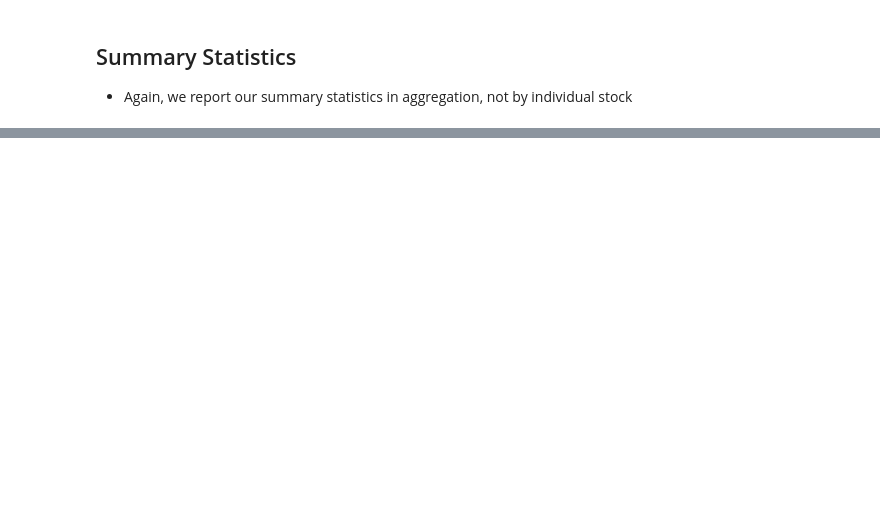
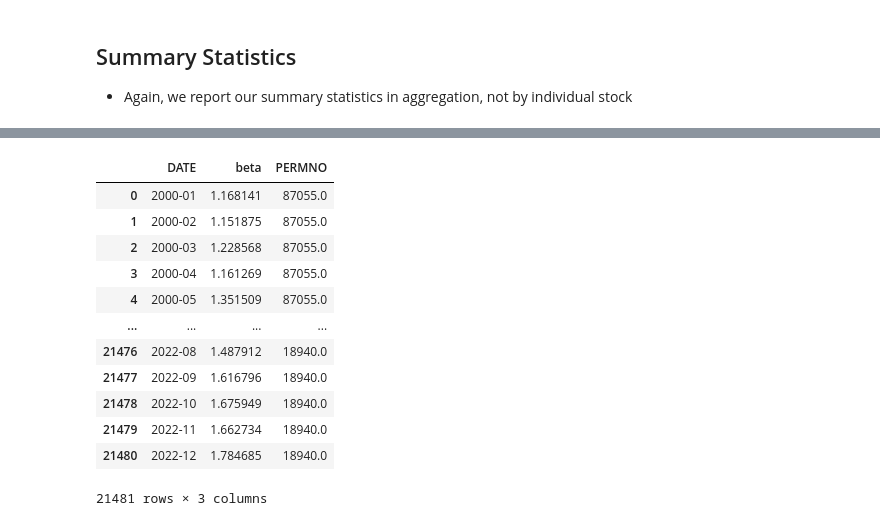
Before and after one commit to uWaterloo-CFM/CFM-301, a Jupyter notebook: Assignment 3/Assignment 3.ipynb, the cells around one changed output, grey strips where cells are left out. Cells and saved outputs as stored; diff of their text form; code cells hidden in the pictures; blank space fills up the shorter version.

```diff
--- a/Assignment 3/Assignment 3.ipynb
+++ b/Assignment 3/Assignment 3.ipynb
@@ -281,0 +331,13 @@ permno_ivol_dict[87055.0]
+# %%
+ivol_dfs = []
+for permno in permnos:
+    ivol = permno_ivol_dict[permno].reset_index()
+    ivol.loc[:,"PERMNO"] = permno
+    ivol_dfs.append(ivol)
+aggregate_ivol_df = pd.concat(ivol_dfs, ignore_index=True)
+aggregate_ivol_df.columns = ["DATE", "ivol", "PERMNO"]
+
+print("----------------------------------------")
+print("Summary Statistics for [ ivol ] variable")
+print("----------------------------------------")
+print_summary_statistics(aggregate_ivol_df['ivol'])
@@ -387,0 +572,16 @@ for permno in permnos:
+# %%
+winsorized_aggregate_betas_df
+# %% [output]
+|  | DATE | beta | PERMNO |
+| 0 | 2000-01 | 1.168141 | 87055.0 |
+| 1 | 2000-02 | 1.151875 | 87055.0 |
+| 2 | 2000-03 | 1.228568 | 87055.0 |
+| 3 | 2000-04 | 1.161269 | 87055.0 |
+| 4 | 2000-05 | 1.351509 | 87055.0 |
+| ... | ... | ... | ... |
+| 21476 | 2022-08 | 1.487912 | 18940.0 |
+| 21477 | 2022-09 | 1.616796 | 18940.0 |
+| 21478 | 2022-10 | 1.675949 | 18940.0 |
+| 21479 | 2022-11 | 1.662734 | 18940.0 |
+| 21480 | 2022-12 | 1.784685 | 18940.0 |
+21481 rows × 3 columns
```
Also changed, not shown: parts of 19 cells of this notebook.
